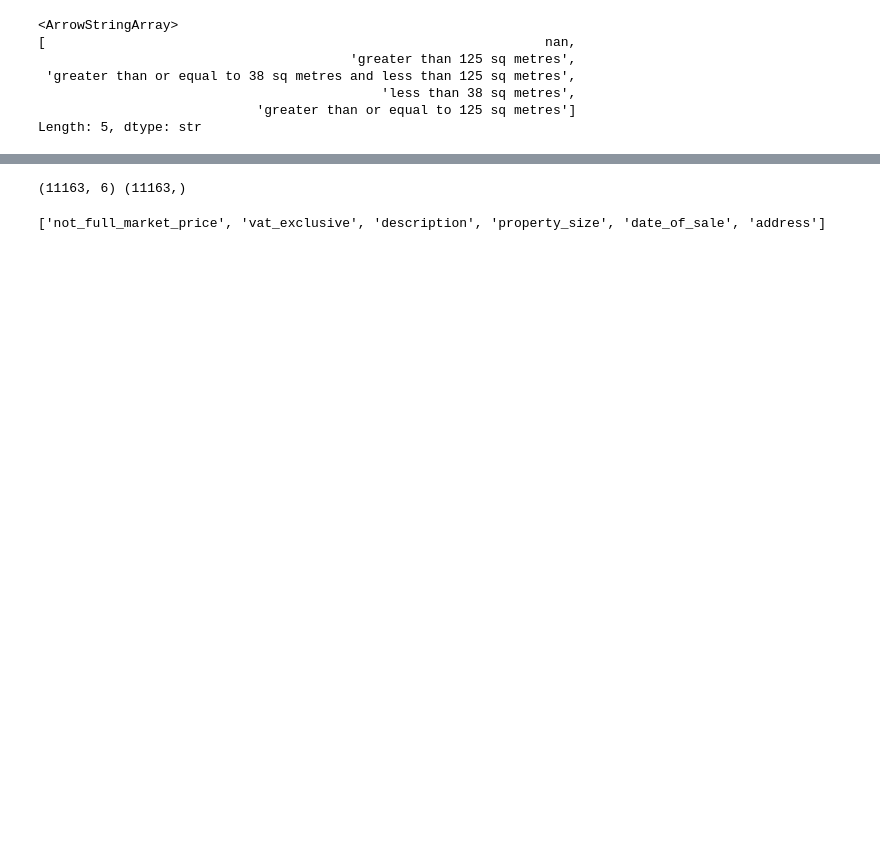
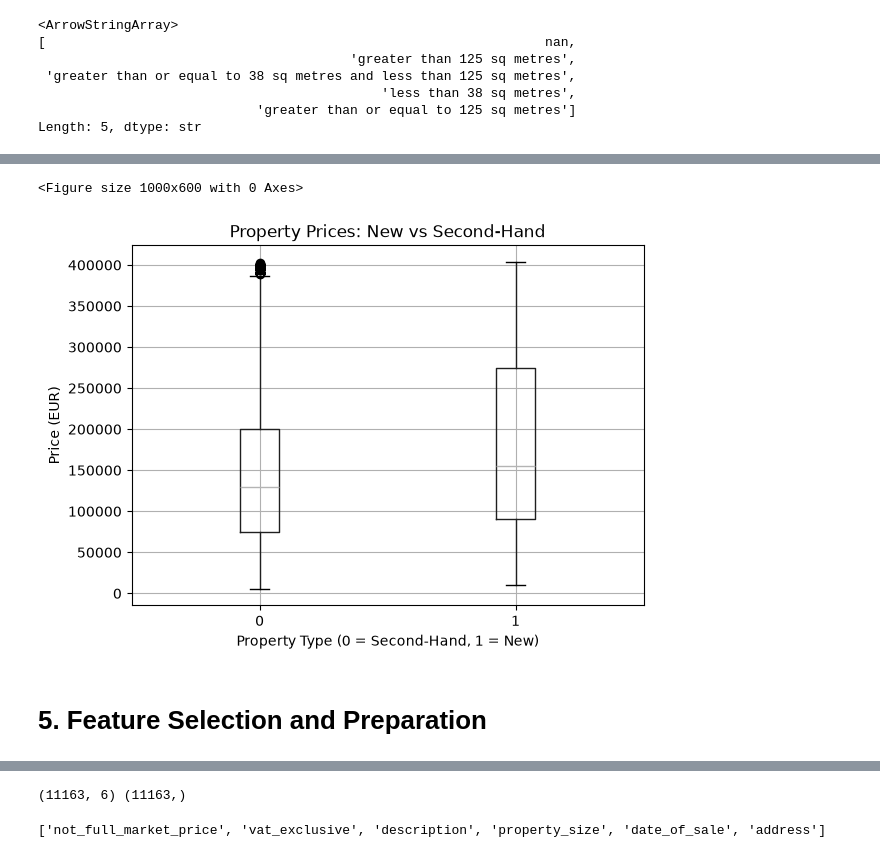
Before and after one commit to JessicaOliveiraCCT/Predicting-House-Prices-in-Ireland, a Jupyter notebook: Predicting_houses_price_CA.ipynb, the cells around one changed output, grey strips where cells are left out. Drawn from its saved outputs; the diff is of its cells as text; code cells hidden in the pictures; blank space fills up the shorter version.

```diff
--- a/Predicting_houses_price_CA.ipynb
+++ b/Predicting_houses_price_CA.ipynb
@@ -187,0 +274,18 @@ Length: 1, dtype: str
+# %%
+df["is_new"] = df["description"].str.contains("New|Nua", case=False,regex=True).astype(int)
+
+plt.figure(figsize=(10, 6))
+
+df.boxplot(column="price_eur", by="is_new")
+
+plt.title("Property Prices: New vs Second-Hand")
+plt.suptitle("")
+plt.xlabel("Property Type (0 = Second-Hand, 1 = New)")
+plt.ylabel("Price (EUR)")
+
+plt.show()
+# %% [output]
+<Figure size 1000x600 with 0 Axes>
+[figure, added]
+# %% [markdown]
+# 5. Feature Selection and Preparation
```
Also changed, not shown: parts of 55 cells of this notebook.
